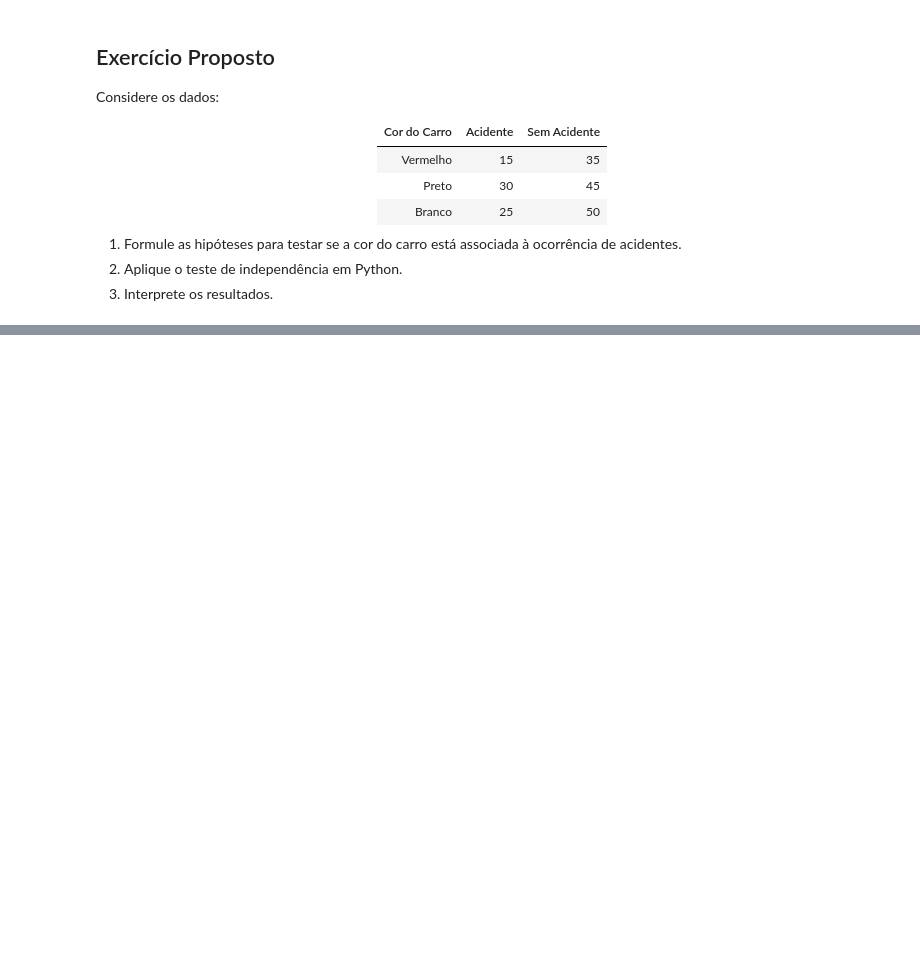
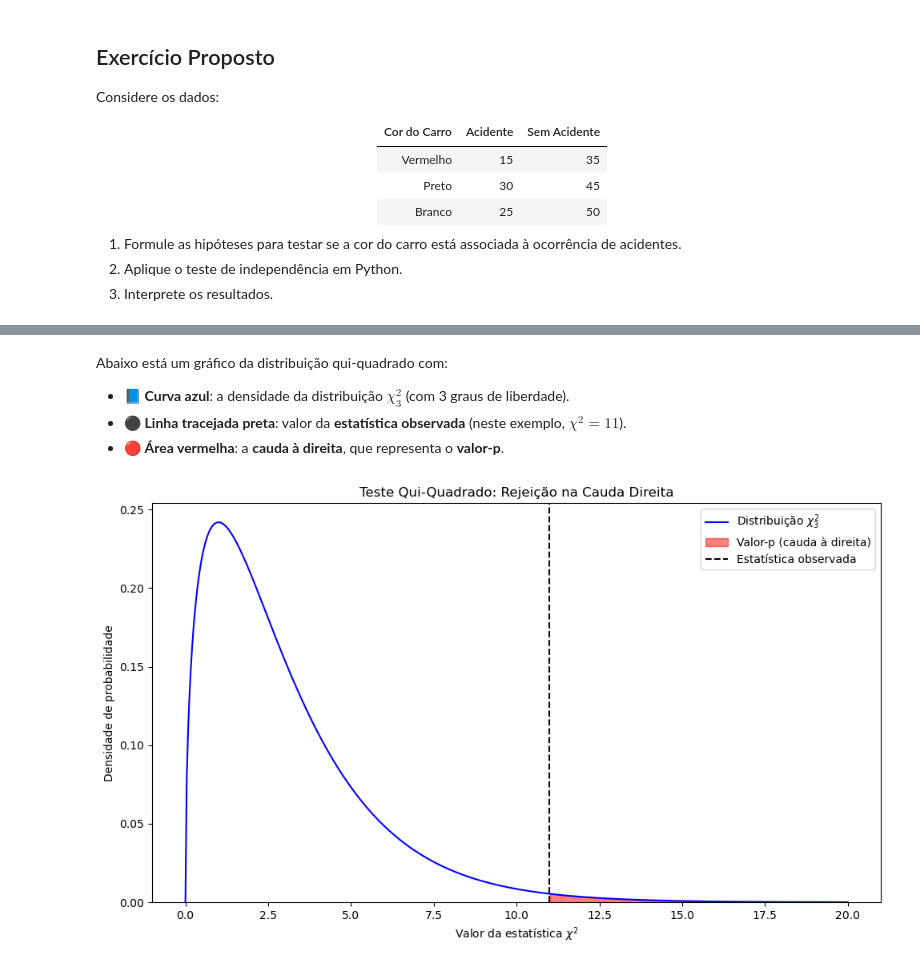
Before and after one commit to AILAB-CEFET-RJ/gcc1625, a Jupyter notebook: notebooks/06_testes_hipoteses_qui_quadrado.ipynb, the cells around one changed output, grey strips where cells are left out. Saved outputs shown, nothing was run; the diff lists cells and outputs as text; code cells hidden in the pictures; blank space fills up the shorter version.

```diff
--- a/notebooks/06_testes_hipoteses_qui_quadrado.ipynb
+++ b/notebooks/06_testes_hipoteses_qui_quadrado.ipynb
@@ -681,0 +911,40 @@ Considere os dados:
+# %% [markdown]
+Abaixo está um gráfico da distribuição qui-quadrado com:
+
+* 📘 **Curva azul**: a densidade da distribuição $\chi^2_3$ (com 3 graus de liberdade).
+* ⚫ **Linha tracejada preta**: valor da **estatística observada** (neste exemplo, $\chi^2 = 11$).
+* 🔴 **Área vermelha**: a **cauda à direita**, que representa o **valor-p**.
+# %%
+# Replotando com ajuste explícito da base do eixo y para incluir zero
+import numpy as np
+import matplotlib.pyplot as plt
+from scipy.stats import chi2
+
+# Parâmetros
+df = 3  # graus de liberdade
+x = np.linspace(0, 20, 500)
+chi2_stat_observado = 11
+
+# Densidades
+y_curve = chi2.pdf(x, df)
+x_fill = np.linspace(chi2_stat_observado, 20, 200)
+y_fill = chi2.pdf(x_fill, df)
+
+# Gráfico
+plt.figure(figsize=(10, 6))
+plt.plot(x, y_curve, label=f'Distribuição $\chi^2_{{{df}}}$', color='blue')
+plt.fill_between(x_fill, y_fill, y2=0, color='red', alpha=0.5, label='Valor-p (cauda à direita)')
+plt.axvline(chi2_stat_observado, color='black', linestyle='--', label='Estatística observada')
+
+# Forçar eixo y a iniciar no zero
+plt.ylim(bottom=0)
+
+# Rótulos e legenda
+plt.title('Teste Qui-Quadrado: Rejeição na Cauda Direita')
+plt.xlabel('Valor da estatística $\chi^2$')
+plt.ylabel('Densidade de probabilidade')
+plt.legend()
+plt.tight_layout()
+plt.show()
+# %% [output]
+[figure, added]
```
Also changed, not shown: parts of 33 cells of this notebook.
